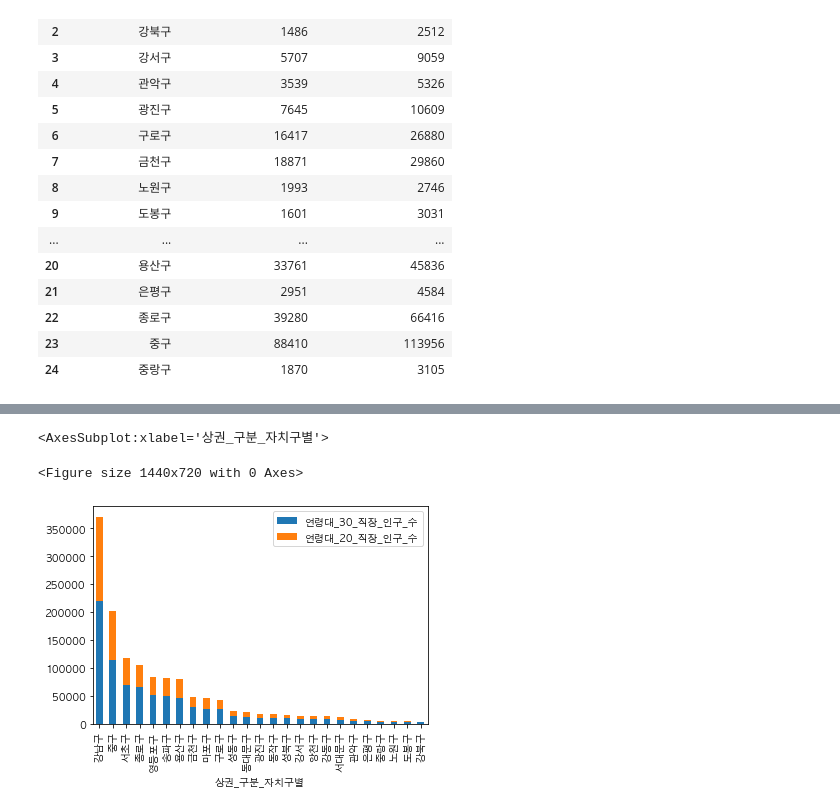
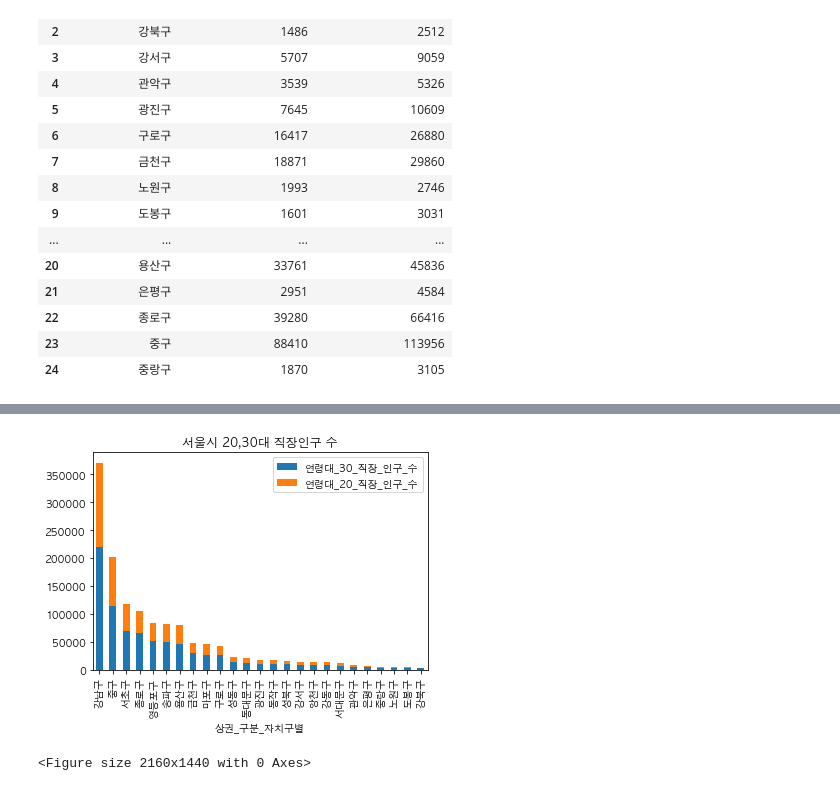
Before and after one commit to InKyungWoo/Capstone, a Jupyter notebook: data/data analysis/5. 서울시 자치구별_직장인구.ipynb, the cells around one changed output, grey strips where cells are left out. Drawn from its saved outputs; the diff is of its cells as text; code cells hidden in the pictures.

```diff
--- a/data/data analysis/5. 서울시 자치구별_직장인구.ipynb
+++ b/data/data analysis/5. 서울시 자치구별_직장인구.ipynb
@@ -268,11 +268,14 @@ sorted
 # %%
 # 데이터 시각화
 import matplotlib.pyplot as plt
-plt.figure(figsize= (20,10))
-#plt.rcParams['font.family'] = "AppleGothic"             # 한글 폰트 설정
+
+plt.rcParams['font.family'] = "AppleGothic"             # 한글 폰트 설정
+
 # 누적 막대 그래프로 나타내기
-sorted.plot.bar(x='상권_구분_자치구별',y={'연령대_20_직장_인구_수','연령대_30_직장_인구_수'},stacked=True)
+ax = sorted.plot.bar(x='상권_구분_자치구별',y={'연령대_20_직장_인구_수','연령대_30_직장_인구_수'},stacked=True)
+ax.set_title('서울시 20,30대 직장인구 수')
+plt.figure(figsize= (30,20))
+plt.show()
 # %% [output]
+[figure, new version]
-<AxesSubplot:xlabel='상권_구분_자치구별'>
+<Figure size 2160x1440 with 0 Axes>
-<Figure size 1440x720 with 0 Axes>
-[figure, old version]
```
Also changed, not shown: parts of 6 cells of this notebook, 3 other files.
